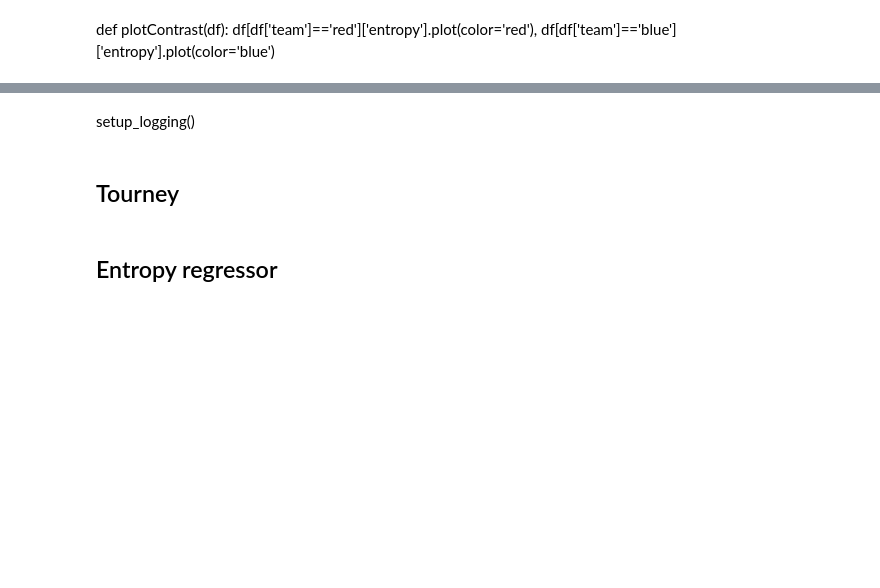
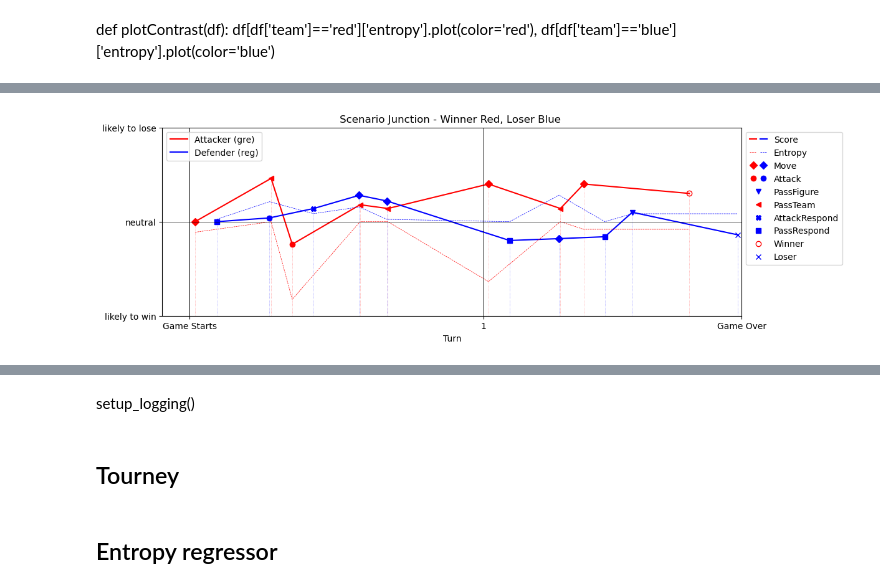
Before and after one commit to IDSIA/NewTechnoWar, a Jupyter notebook: code/notebooks/AnalysisEntropy.ipynb, the cells around one changed output, grey strips where cells are left out. Drawn from its saved outputs; the diff is of its cells as text; code cells hidden in the pictures; blank space fills up the shorter version.

```diff
--- a/code/notebooks/AnalysisEntropy.ipynb
+++ b/code/notebooks/AnalysisEntropy.ipynb
@@ -397,2 +397,4 @@ d_r,d_b=playAndAnalyzeTime(scenarioJunction,122340, red_models[1], blue_models[3
 # %%
-d_r,d_b=playAndAnalyzeTime(122340, red_models[0], blue_models[3],red_models[3])
+d_r,d_b=playAndAnalyzeTime(scenarioJunction,122340, red_models[0], blue_models[3],red_models[3])
+# %% [output]
+[figure, added]
```
Also changed, not shown: parts of 2 cells of this notebook, 3 other files.
